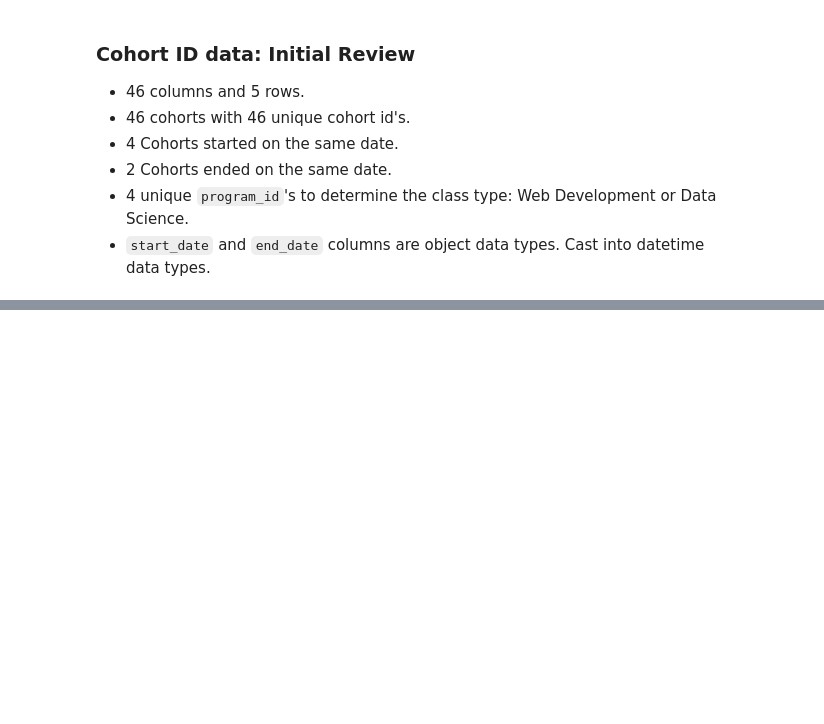
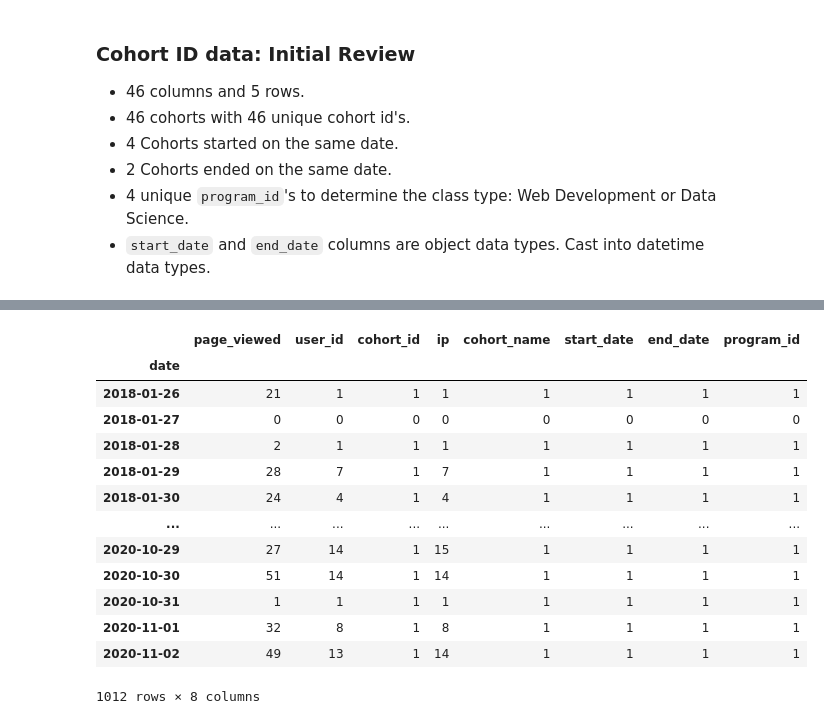
Before and after one commit to Promeos/Curriculum-Access-Logs, a Jupyter notebook: notebooks/wrangle.ipynb, the cells around one changed output, grey strips where cells are left out. Saved outputs shown, nothing was run; the diff lists cells and outputs as text; code cells hidden in the pictures; blank space fills up the shorter version.

```diff
--- a/notebooks/wrangle.ipynb
+++ b/notebooks/wrangle.ipynb
@@ -223,0 +235,2 @@ Name: program_id, dtype: int64
+# %%
+missing_cohort = df.loc[df.cohort_id == 0].copy()
@@ -223,0 +246,19 @@ Name: program_id, dtype: int64
+# %%
+missing_cohort.set_index('date', inplace=True)
+# %%
+missing_cohort.resample('D').nunique()
+# %% [output]
+|  | page_viewed | user_id | cohort_id | ip | cohort_name | start_date | end_date | program_id |
+| date |  |  |  |  |  |  |  |  |
+| 2018-01-26 | 21 | 1 | 1 | 1 | 1 | 1 | 1 | 1 |
+| 2018-01-27 | 0 | 0 | 0 | 0 | 0 | 0 | 0 | 0 |
+| 2018-01-28 | 2 | 1 | 1 | 1 | 1 | 1 | 1 | 1 |
+| 2018-01-29 | 28 | 7 | 1 | 7 | 1 | 1 | 1 | 1 |
+| 2018-01-30 | 24 | 4 | 1 | 4 | 1 | 1 | 1 | 1 |
+| ... | ... | ... | ... | ... | ... | ... | ... | ... |
+| 2020-10-29 | 27 | 14 | 1 | 15 | 1 | 1 | 1 | 1 |
+| 2020-10-30 | 51 | 14 | 1 | 14 | 1 | 1 | 1 | 1 |
+| 2020-10-31 | 1 | 1 | 1 | 1 | 1 | 1 | 1 | 1 |
+| 2020-11-01 | 32 | 8 | 1 | 8 | 1 | 1 | 1 | 1 |
+| 2020-11-02 | 49 | 13 | 1 | 14 | 1 | 1 | 1 | 1 |
+1012 rows × 8 columns
```
Also changed, not shown: parts of 19 cells of this notebook, 1 other file.
